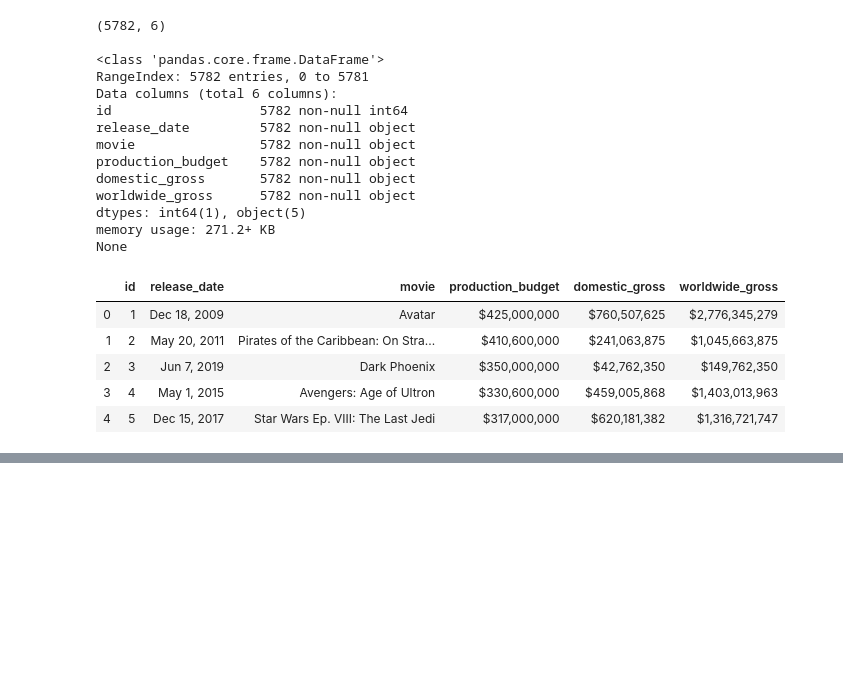
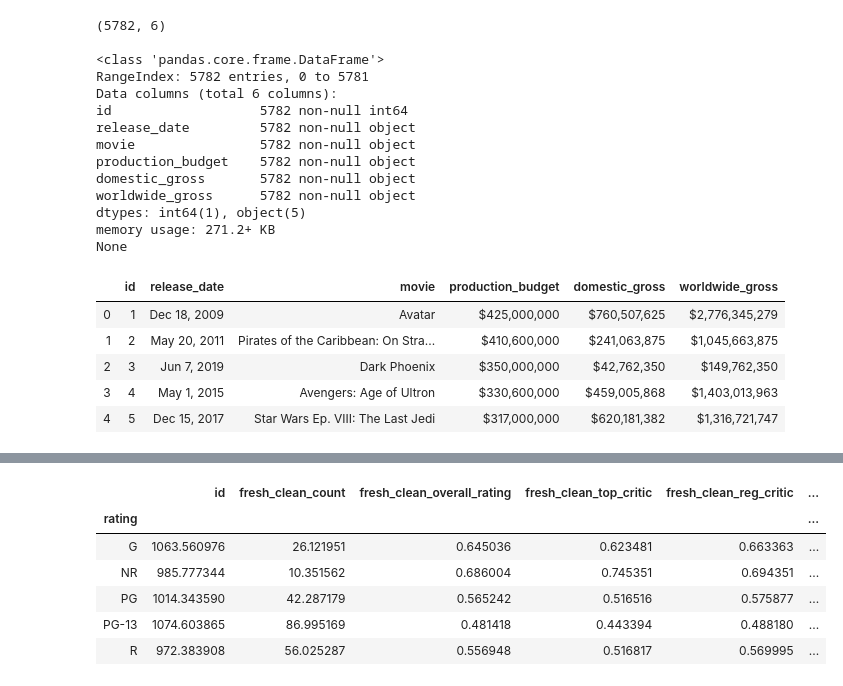
Before and after one commit to jfleury12/movie-collaboration, a Jupyter notebook: mod_1_project_EDA_fleury.ipynb, the cells around one changed output, grey strips where cells are left out. Drawn from its saved outputs; the diff is of its cells as text; code cells hidden in the pictures; blank space fills up the shorter version.

```diff
--- a/mod_1_project_EDA_fleury.ipynb
+++ b/mod_1_project_EDA_fleury.ipynb
@@ -298,0 +603,10 @@ None
+# %%
+rt_join.groupby('rating').mean()
+# %% [output]
+|  | id | fresh_clean_count | fresh_clean_overall_rating | fresh_clean_top_critic | fresh_clean_reg_critic | ... |
+| rating |  |  |  |  |  | ... |
+| G | 1063.560976 | 26.121951 | 0.645036 | 0.623481 | 0.663363 | ... |
+| NR | 985.777344 | 10.351562 | 0.686004 | 0.745351 | 0.694351 | ... |
+| PG | 1014.343590 | 42.287179 | 0.565242 | 0.516516 | 0.575877 | ... |
+| PG-13 | 1074.603865 | 86.995169 | 0.481418 | 0.443394 | 0.488180 | ... |
+| R | 972.383908 | 56.025287 | 0.556948 | 0.516817 | 0.569995 | ... |
```
Also changed, not shown: parts of 39 cells of this notebook.
